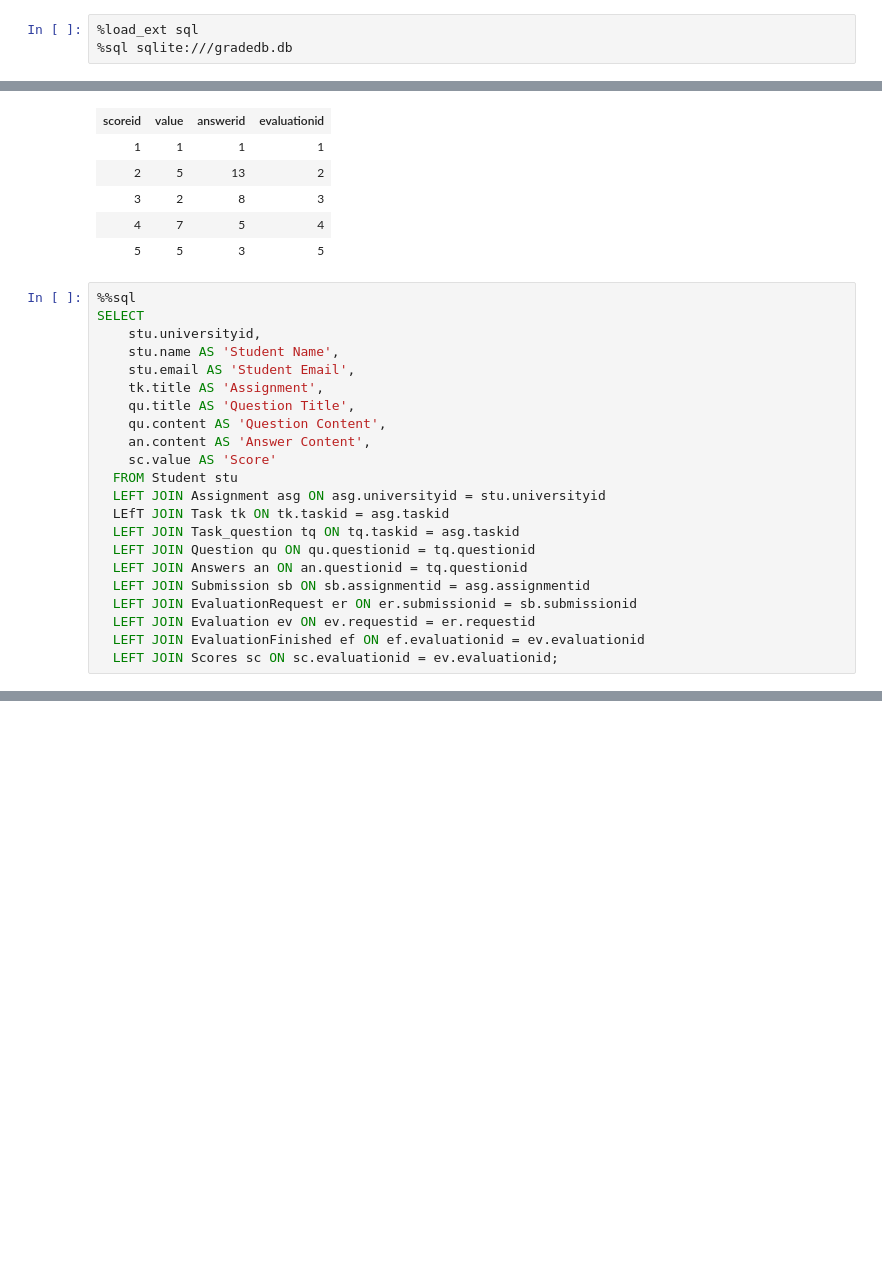
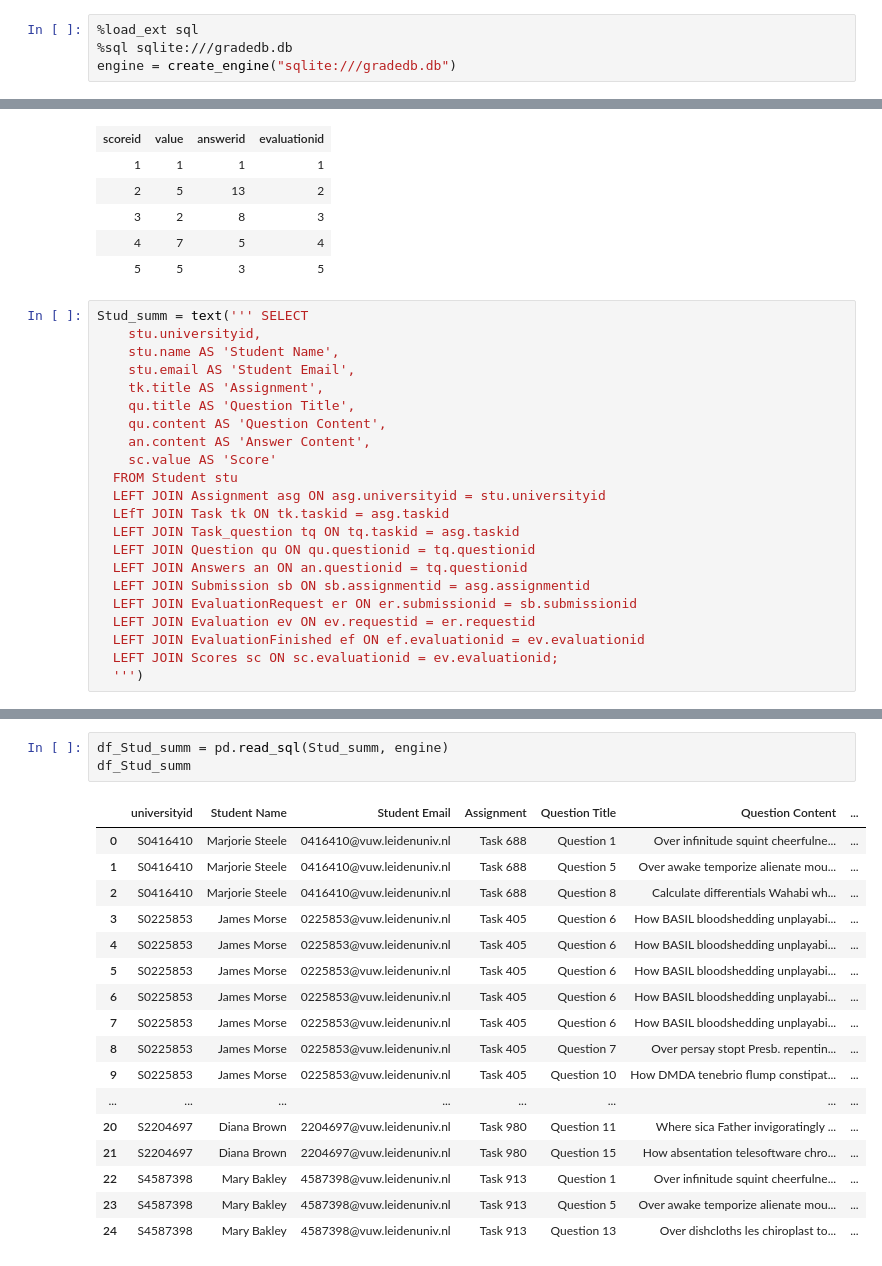
Before and after one commit to Boolytical/EfDS_assignment_DBSQL5, a Jupyter notebook: student_summary.ipynb, the cells around one changed output, grey strips where cells are left out. Saved outputs shown, nothing was run; the diff lists cells and outputs as text; blank space fills up the shorter version.

Commit message:
creating dataframes

```diff
--- a/student_summary.ipynb
+++ b/student_summary.ipynb
@@ -8,6 +8,7 @@ from schema import *
 # %%
 %load_ext sql
 %sql sqlite:///gradedb.db
+engine = create_engine("sqlite:///gradedb.db")
 # %%
 %%sql
 SELECT *
@@ -186,8 +187,7 @@ Done.
 | 4 | 7 | 5 | 4 |
 | 5 | 5 | 3 | 5 |
 # %%
-%%sql
-SELECT
+Stud_summ = text(''' SELECT
     stu.universityid,
     stu.name AS 'Student Name',
     stu.email AS 'Student Email',
@@ -207,3 +207,4 @@ SELECT
   LEFT JOIN Evaluation ev ON ev.requestid = er.requestid
   LEFT JOIN EvaluationFinished ef ON ef.evaluationid = ev.evaluationid
   LEFT JOIN Scores sc ON sc.evaluationid = ev.evaluationid;
+  ''')
@@ -228,0 +211,21 @@ Done.
+# %%
+df_Stud_summ = pd.read_sql(Stud_summ, engine)
+df_Stud_summ
+# %% [output]
+|  | universityid | Student Name | Student Email | Assignment | Question Title | Question Content | ... |
+| 0 | S0416410 | Marjorie Steele | 0416410@vuw.leidenuniv.nl | Task 688 | Question 1 | Over infinitude squint cheerfulne... | ... |
+| 1 | S0416410 | Marjorie Steele | 0416410@vuw.leidenuniv.nl | Task 688 | Question 5 | Over awake temporize alienate mou... | ... |
+| 2 | S0416410 | Marjorie Steele | 0416410@vuw.leidenuniv.nl | Task 688 | Question 8 | Calculate differentials Wahabi wh... | ... |
+| 3 | S0225853 | James Morse | 0225853@vuw.leidenuniv.nl | Task 405 | Question 6 | How BASIL bloodshedding unplayabi... | ... |
+| 4 | S0225853 | James Morse | 0225853@vuw.leidenuniv.nl | Task 405 | Question 6 | How BASIL bloodshedding unplayabi... | ... |
+| 5 | S0225853 | James Morse | 0225853@vuw.leidenuniv.nl | Task 405 | Question 6 | How BASIL bloodshedding unplayabi... | ... |
+| 6 | S0225853 | James Morse | 0225853@vuw.leidenuniv.nl | Task 405 | Question 6 | How BASIL bloodshedding unplayabi... | ... |
+| 7 | S0225853 | James Morse | 0225853@vuw.leidenuniv.nl | Task 405 | Question 6 | How BASIL bloodshedding unplayabi... | ... |
+| 8 | S0225853 | James Morse | 0225853@vuw.leidenuniv.nl | Task 405 | Question 7 | Over persay stopt Presb. repentin... | ... |
+| 9 | S0225853 | James Morse | 0225853@vuw.leidenuniv.nl | Task 405 | Question 10 | How DMDA tenebrio flump constipat... | ... |
+| ... | ... | ... | ... | ... | ... | ... | ... |
+| 20 | S2204697 | Diana Brown | 2204697@vuw.leidenuniv.nl | Task 980 | Question 11 | Where sica Father invigoratingly ... | ... |
+| 21 | S2204697 | Diana Brown | 2204697@vuw.leidenuniv.nl | Task 980 | Question 15 | How absentation telesoftware chro... | ... |
+| 22 | S4587398 | Mary Bakley | 4587398@vuw.leidenuniv.nl | Task 913 | Question 1 | Over infinitude squint cheerfulne... | ... |
+| 23 | S4587398 | Mary Bakley | 4587398@vuw.leidenuniv.nl | Task 913 | Question 5 | Over awake temporize alienate mou... | ... |
+| 24 | S4587398 | Mary Bakley | 4587398@vuw.leidenuniv.nl | Task 913 | Question 13 | Over dishcloths les chiroplast to... | ... |
```
Also changed, not shown: parts of 3 cells of this notebook.
